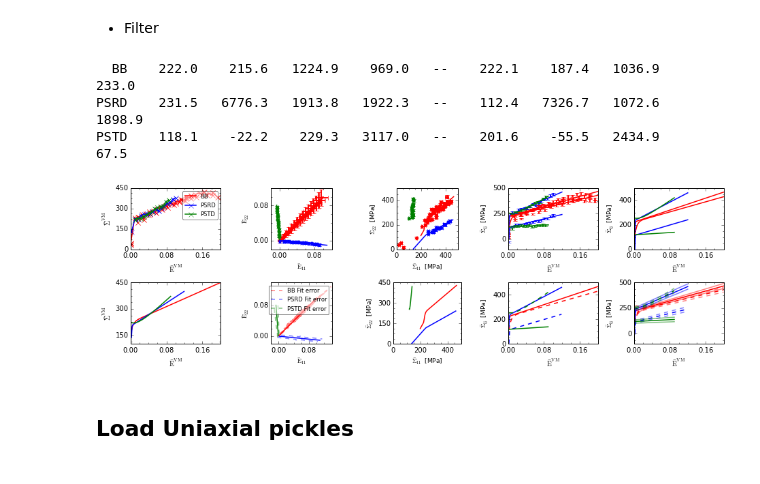
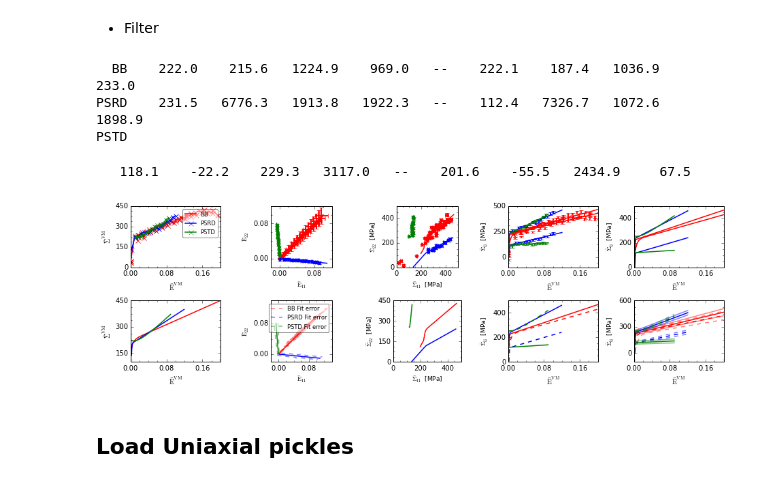
Before and after one commit to youngung/forming_limit_dic, a Jupyter notebook: tutorials/WorkContoursCalc/IFsteel/Calc2_including_Uncertainties_in_BOTH.ipynb, the cells around one changed output. Saved outputs shown, nothing was run; the diff lists cells and outputs as text; code cells hidden in the pictures.

```diff
--- a/tutorials/WorkContoursCalc/IFsteel/Calc2_including_Uncertainties_in_BOTH.ipynb
+++ b/tutorials/WorkContoursCalc/IFsteel/Calc2_including_Uncertainties_in_BOTH.ipynb
@@ -345,8 +351,8 @@ for i in xrange(len(D)):
     elif i==0: ## BB
         sigma1 = np.sqrt(np.diag(pcov1))
         sigma2 = np.sqrt(np.diag(pcov2))
-        sxr_ = Fit_Err(func=func_voce2,x=x_ref,popt=popt1_s,sigma=sigma1)
-        sxr_ = Fit_Err(func=func_voce2,x=x_ref,popt=popt2_s,sigma=sigma2)
+        sxr_ = Fit_Err(func=func_voce2,x=x_ref,popt=popt1_s,sigma=sigma1)*2
+        syr_ = Fit_Err(func=func_voce2,x=x_ref,popt=popt2_s,sigma=sigma2)*2
         ## np.interp(x_ref,)
 
     ## strain
@@ -447,35 +453,36 @@ for i in xrange(len(FCs_XRD)):
     ax8.plot(FC.sigma[0,0],FC.sigma[1,1],color=c)
     ax9.plot(FC.epsilon_vm,FC.sigma[0,0],color=c,ls='-')
     ax9.plot(FC.epsilon_vm,FC.sigma[1,1],color=c,ls='--')
 
 ## Plot decos.
 ax5.set_ylim(0.,)
 
 for ax in [ax1,ax6]:
     ax.set_xlabel(r'$\mathrm{\bar{E}^{VM}}$')
     ax.set_ylabel(r'$\mathrm{\bar{\Sigma}^{VM}}$')
 
 for ax in fig.axes:
     lib_dat.tick_bin(ax)
     ax.legend()
 for ax in [ax2,ax7]:
     ax.set_ylabel(r'$\mathrm{\bar{E}_{22}}$',fontsize=9)
     ax.set_xlabel(r'$\mathrm{\bar{E}_{11}}$',fontsize=9)
 for ax in [ax3,ax8]:
     ax.set_ylabel(r'$\mathrm{\bar{\Sigma}_{22}}$  [MPa]',fontsize=9)
     ax.set_xlabel(r'$\mathrm{\bar{\Sigma}_{11}}$  [MPa]',fontsize=9)
     ax.set_xlim(0.,); ax.set_ylim(0.,)
 for ax in [ax4,ax5,ax10,ax9]:
     ax.set_xlabel(r'$\mathrm{\bar{E}^{VM}}$')
     ax.set_ylabel(r'$\mathrm{\bar{\Sigma}_{ij}}$  [MPa]',fontsize=9)
 for ax in fig.axes[1:3]+fig.axes[6:8]:
     ax.set_aspect('equal')
 plt.tight_layout()
 # %% [output]
   BB    222.0    215.6   1224.9    969.0   --    222.1    187.4   1036.9    233.0
 PSRD    231.5   6776.3   1913.8   1922.3   --    112.4   7326.7   1072.6   1898.9
-PSTD    118.1    -22.2    229.3   3117.0   --    201.6    -55.5   2434.9     67.5
+PSTD
+   118.1    -22.2    229.3   3117.0   --    201.6    -55.5   2434.9     67.5
-[figure, old version]
+[figure, new version]
 # %% [markdown]
 ## Load Uniaxial pickles
 # %%
```
Also changed, not shown: parts of 6 cells of this notebook, 1 other file.
